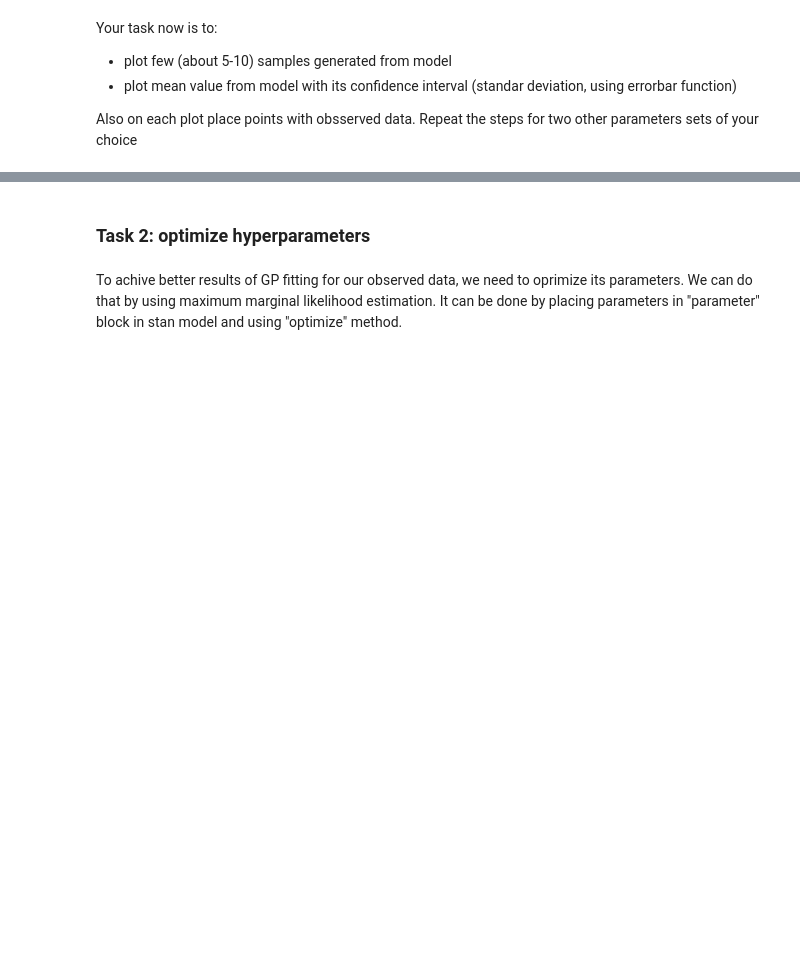
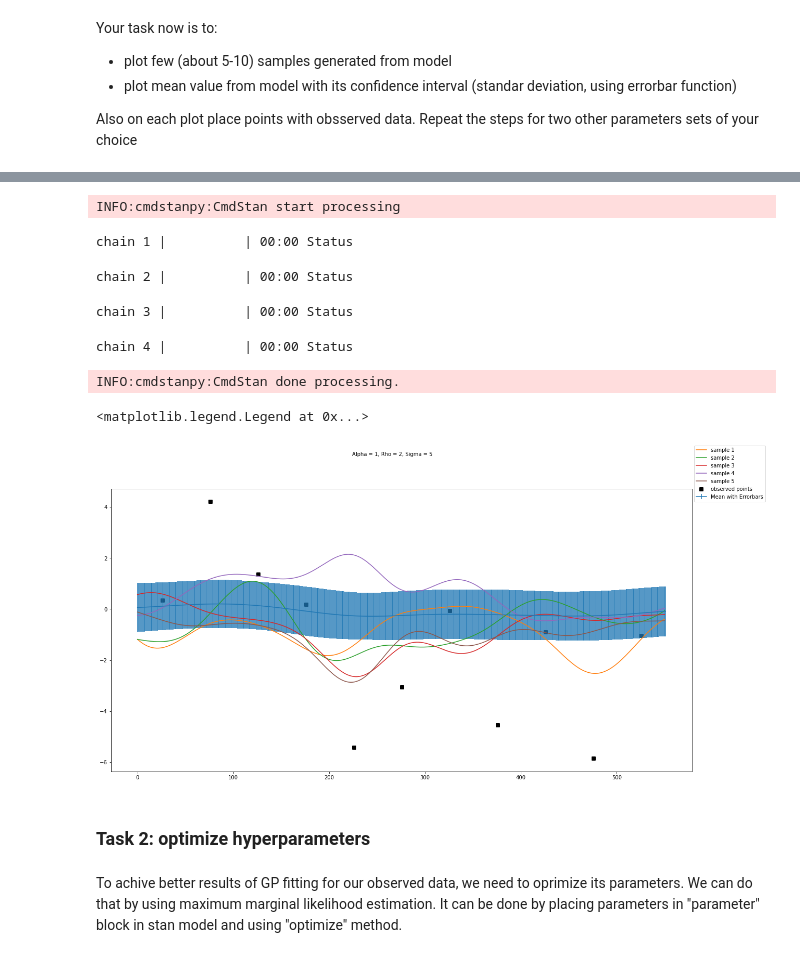
Before and after one commit to SzymonLisAGH/DataAnalytics, a Jupyter notebook: Lab6.ipynb, the cells around one changed output, grey strips where cells are left out. Saved outputs shown, nothing was run; the diff lists cells and outputs as text; code cells hidden in the pictures; blank space fills up the shorter version.

```diff
--- a/Lab6.ipynb
+++ b/Lab6.ipynb
@@ -243,3 +171,30 @@ INFO:cmdstanpy:CmdStan done processing.
+# %%
+alpha = 1
+rho = 2
+sigma = 5
+result = model.sample(data={'N_predict':551, 'x_predict':x_predict,'N_obs':11,'y_obs':y_obs,'observed_idx':observed_idx,'rho':rho,'alpha':alpha,'sigma':sigma}, chains = 4)
+mean=np.mean(result.stan_variable("f_predict"),axis=0)
+std=np.std(result.stan_variable("f_predict"),axis=0)
+fig=plt.figure(figsize=(20, 10))
+fig.suptitle('Alpha = 1, Rho = 2, Sigma = 5', fontsize=10)
+plt.rcParams["figure.figsize"] = (20,10)
+plt.errorbar(np.linspace(0,551,551),mean,std,label="Mean with Errorbars")
+plt.plot(result.stan_variable("f_predict")[0],label="sample 1")
+plt.plot(result.stan_variable("f_predict")[1],label="sample 2")
+plt.plot(result.stan_variable("f_predict")[2],label="sample 3")
+plt.plot(result.stan_variable("f_predict")[3],label="sample 4")
+plt.plot(result.stan_variable("f_predict")[4],label="sample 5")
+plt.scatter(observed_idx, y_obs, color="black", marker=",", linewidths=2,label="observed points")
+fig.legend()
+# %% [output]
+INFO:cmdstanpy:CmdStan start processing
+chain 1 |          | 00:00 Status
+chain 2 |          | 00:00 Status
+chain 3 |          | 00:00 Status
+chain 4 |          | 00:00 Status
+INFO:cmdstanpy:CmdStan done processing.
+<matplotlib.legend.Legend at 0x...>
+[figure, added]
 # %% [markdown]
 ### Task 2: optimize hyperparameters
 # %% [markdown]
```
Also changed, not shown: parts of 11 cells of this notebook.
